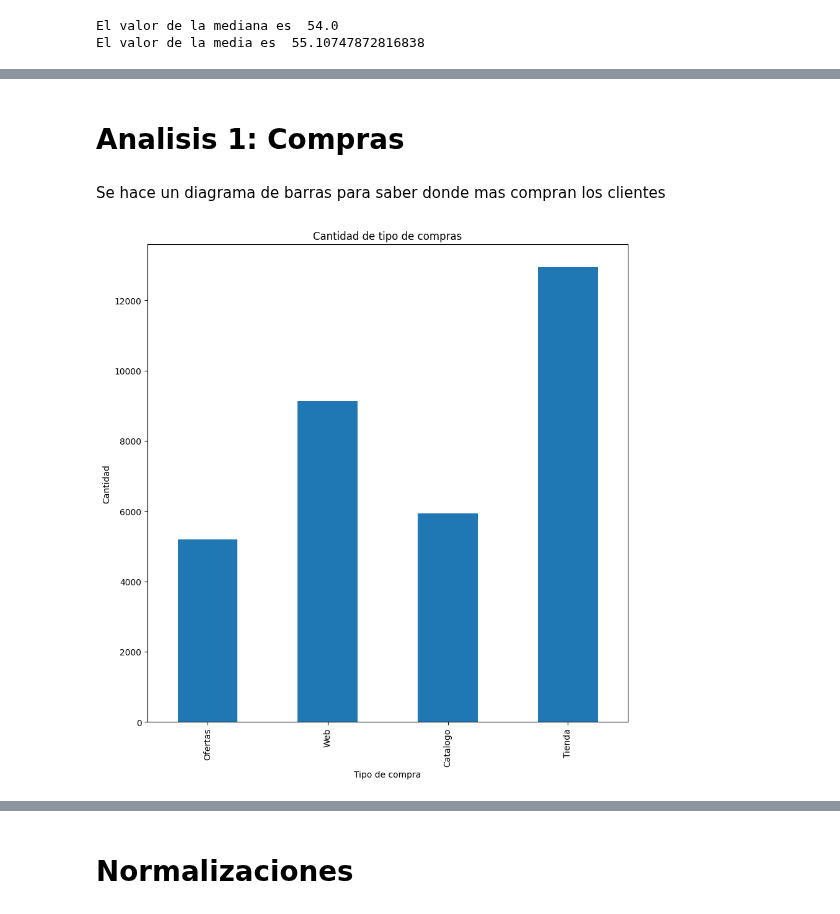
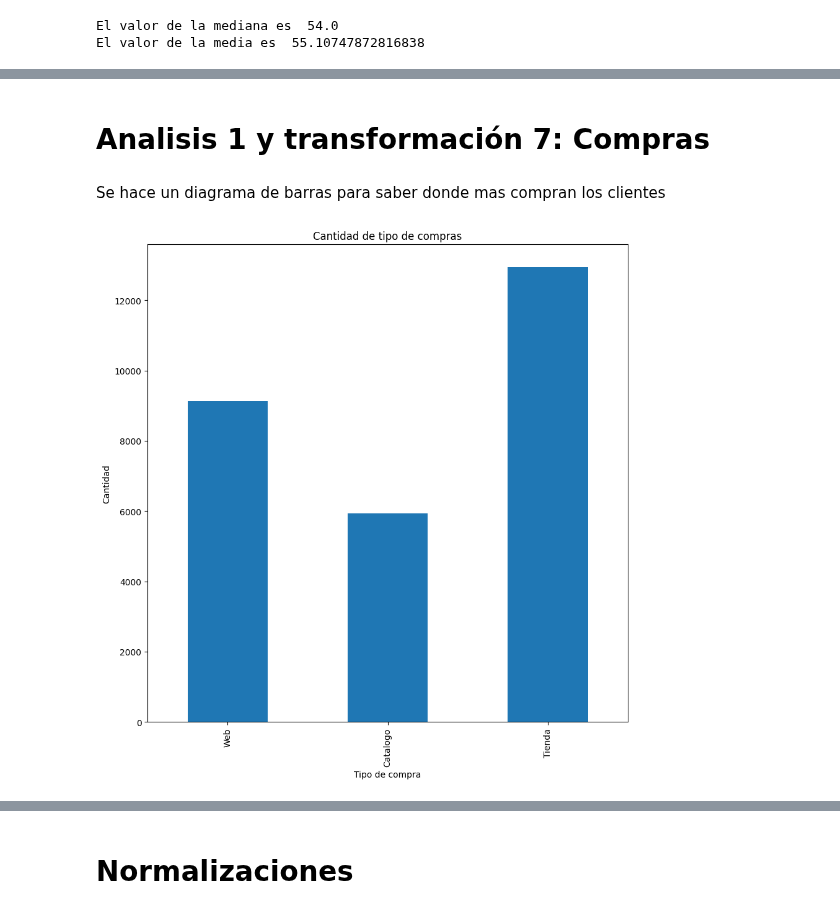
Before and after one commit to JuanDeutsch/DataSheets, a Jupyter notebook: Proyecto1/proyecto1 copy.ipynb, the cells around one changed output, grey strips where cells are left out. Saved outputs shown, nothing was run; the diff lists cells and outputs as text; code cells hidden in the pictures.

```diff
--- a/Proyecto1/proyecto1 copy.ipynb
+++ b/Proyecto1/proyecto1 copy.ipynb
@@ -332,3 +332,5 @@ print("El valor de la media es ", media)
 [figure]
 El valor de la mediana es  54.0
 El valor de la media es  55.10747872816838
+# %%
+cdf.drop(columns=['ID', 'Year_Birth'], inplace=True)
@@ -393,20 +398,19 @@ display(cdf)
 # %% [markdown]
-# Analisis 1: Compras
+# Analisis 1 y transformación 7: Compras
 # %% [markdown]
 Se hace un diagrama de barras para saber donde mas compran los clientes
 # %%
-suma_ofertas = cdf['NumDealsPurchases'].sum()
 suma_web = cdf['NumWebPurchases'].sum()
 suma_catalogo = cdf['NumCatalogPurchases'].sum()
 suma_tienda = cdf['NumStorePurchases'].sum()
 
-cantidad_compras = pd.Series([suma_ofertas, suma_web, suma_catalogo, suma_tienda])
+cantidad_compras = pd.Series([suma_web, suma_catalogo, suma_tienda])
 plt.figure(figsize=(10,10))
 cantidad_compras.plot(kind='bar')
 plt.title('Cantidad de tipo de compras')
 plt.xlabel('Tipo de compra')
 plt.ylabel('Cantidad')
-plt.xticks(range(len(cantidad_compras)), ['Ofertas', 'Web', 'Catalogo', 'Tienda'])
+plt.xticks(range(len(cantidad_compras)), ['Web', 'Catalogo', 'Tienda'])
 plt.show()
 # %% [output]
-[figure, old version]
+[figure, new version]
```
Also changed, not shown: parts of 12 cells of this notebook.
